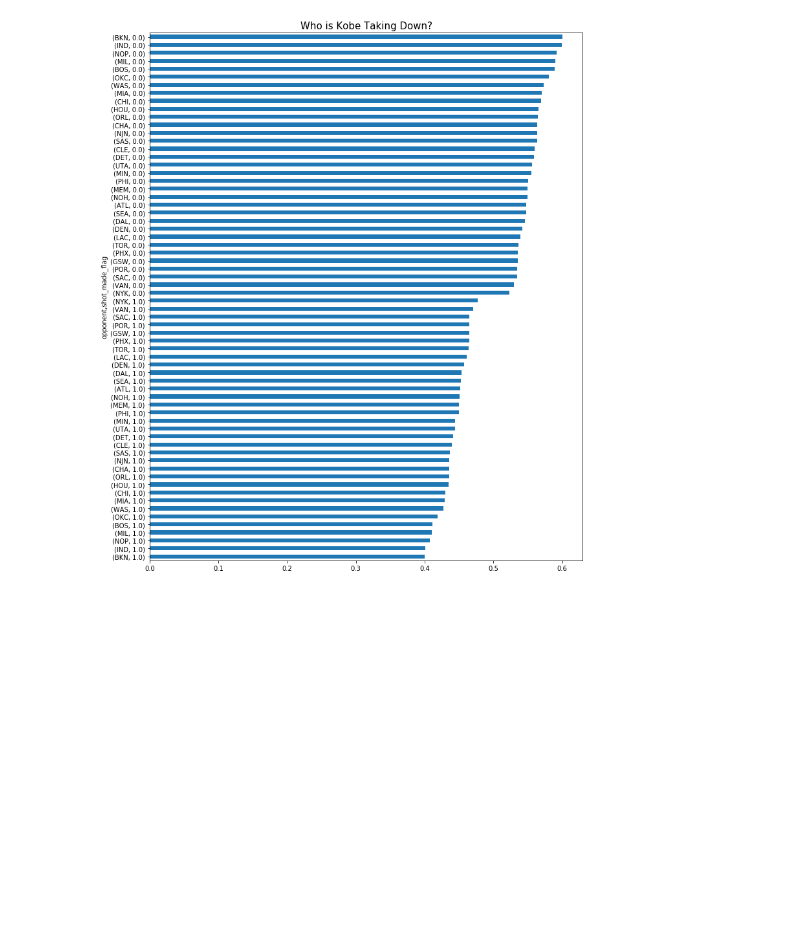
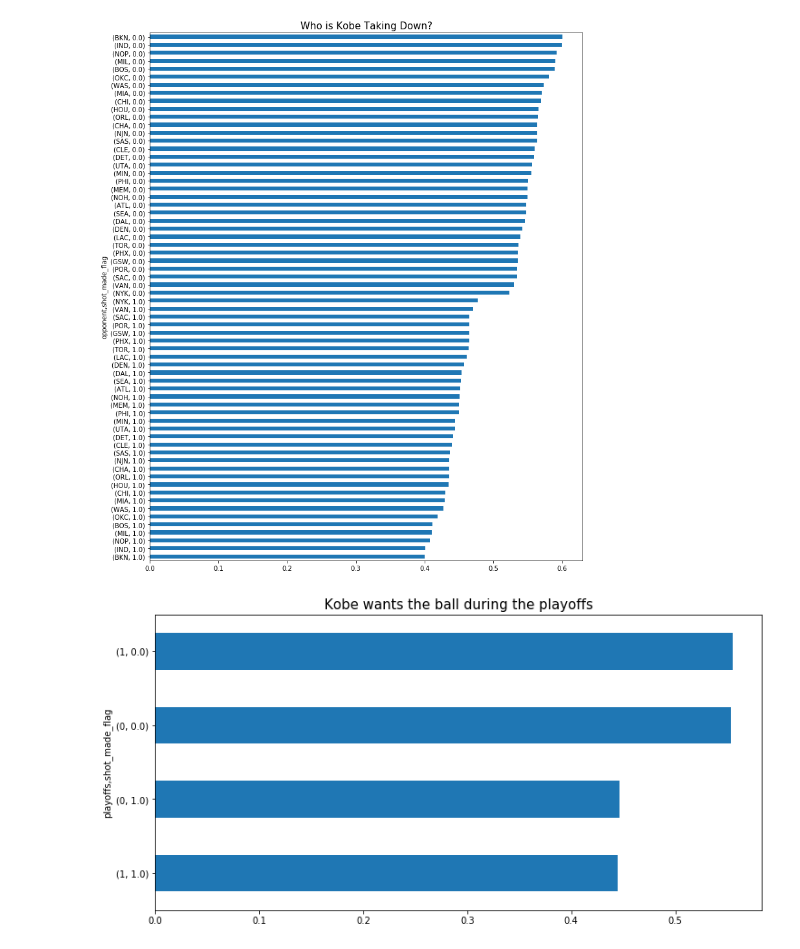
Before and after one commit to laternader/RIP24and2, a Jupyter notebook: kobe-EDA.ipynb, the cells around one changed output. Saved outputs shown, nothing was run; the diff lists cells and outputs as text; code cells hidden in the pictures; blank space fills up the shorter version.

```diff
--- a/kobe-EDA.ipynb
+++ b/kobe-EDA.ipynb
@@ -196,6 +202,8 @@ plt.title('Who is Kobe Taking Down?',size=15);
 # %% [output]
 [figure]
 # %%
-plt.figure(figsize=(12,15))
-train.groupby('opponent')['shot_made_flag'].value_counts(normalize=True).sort_values().plot(kind='barh')
-plt.title('Who is Kobe Taking Down?',size=15)
+plt.figure(figsize=(12,6))
+train.groupby('playoffs')['shot_made_flag'].value_counts(normalize=True).sort_values().plot(kind='barh')
+plt.title('Kobe wants the ball during the playoffs',size=15);
+# %% [output]
+[figure, added]
```
Also changed, not shown: parts of 3 cells of this notebook.
